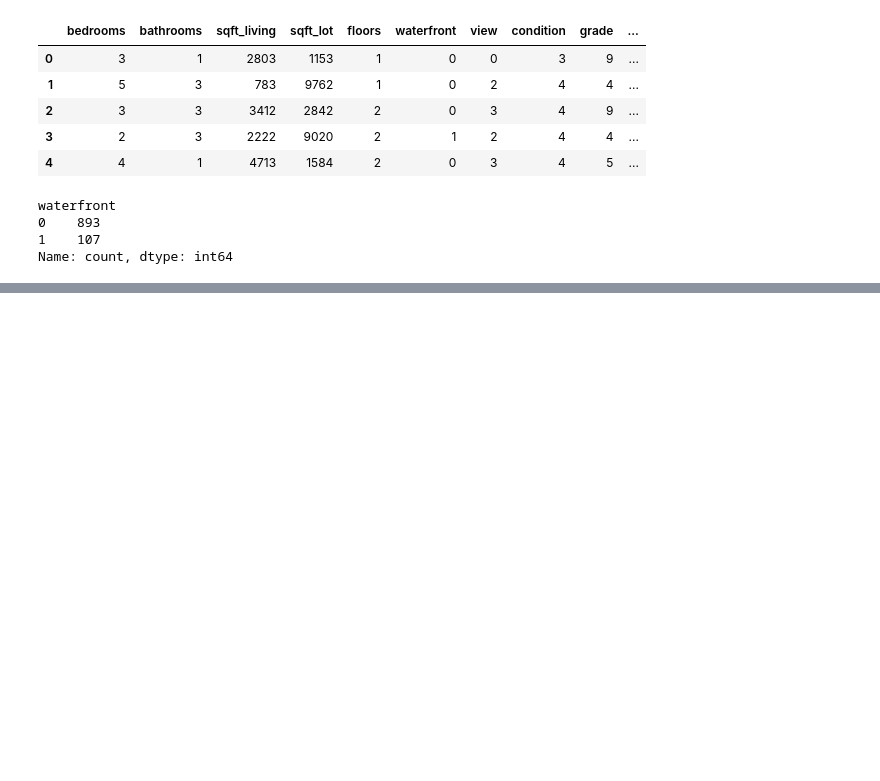
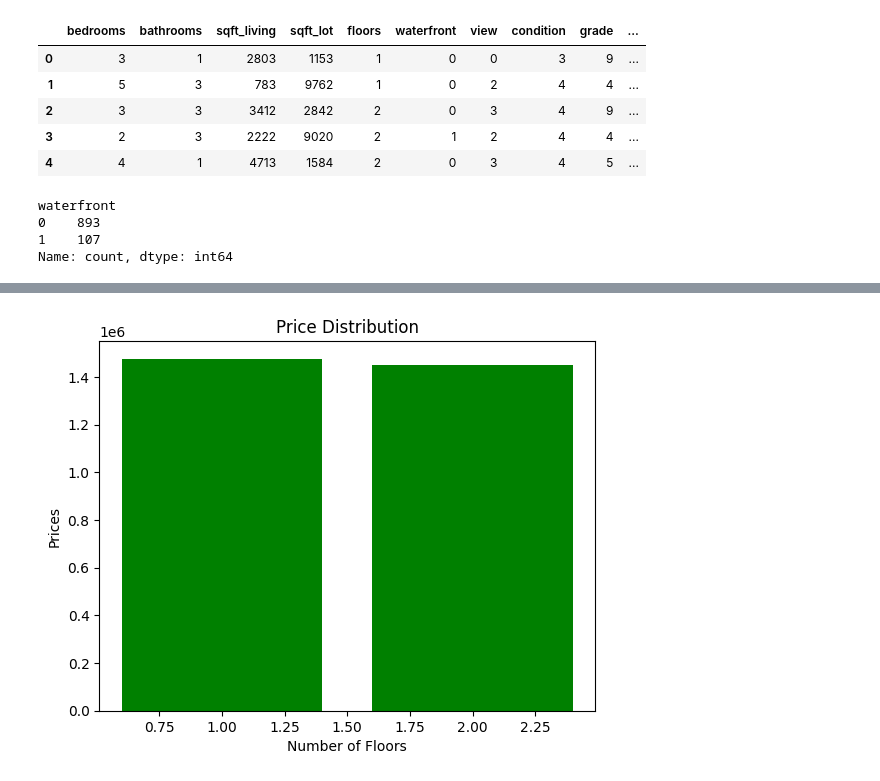
Before and after one commit to gregory-bot/python-chatbot-assignment, a Jupyter notebook: house-prices.ipynb, the cells around one changed output, grey strips where cells are left out. Drawn from its saved outputs; the diff is of its cells as text; code cells hidden in the pictures; blank space fills up the shorter version.

```diff
--- a/house-prices.ipynb
+++ b/house-prices.ipynb
@@ -32,0 +105,9 @@ Name: count, dtype: int64
+# %%
+#does the number of floors influence the price of the houses?
+plt.bar(data=house_prices_data, x='floors', height='price', color='green')
+plt.title("Price Distribution")
+plt.xlabel("Number of Floors")
+plt.ylabel("Prices")
+plt.show()
+# %% [output]
+[figure, added]
```
Also changed, not shown: parts of 7 cells of this notebook.
